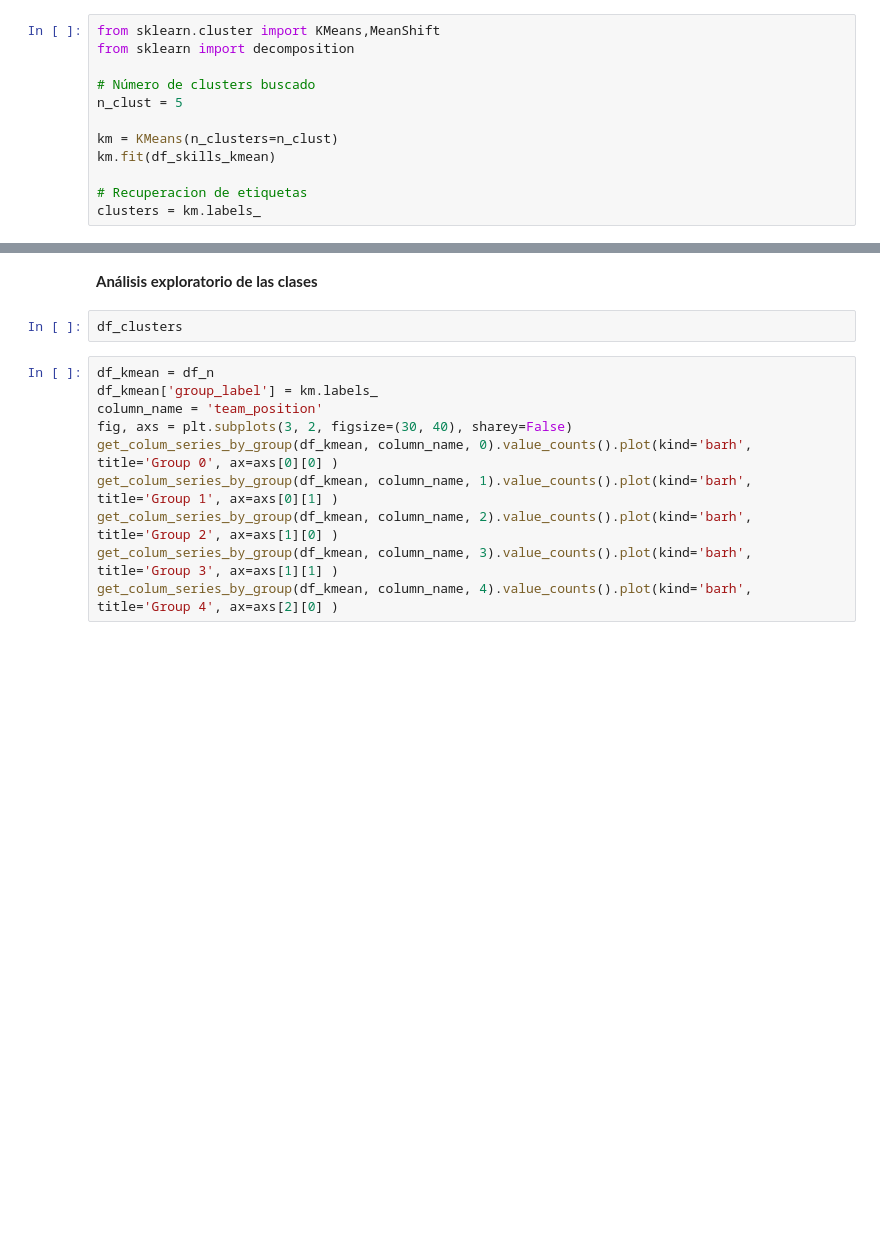
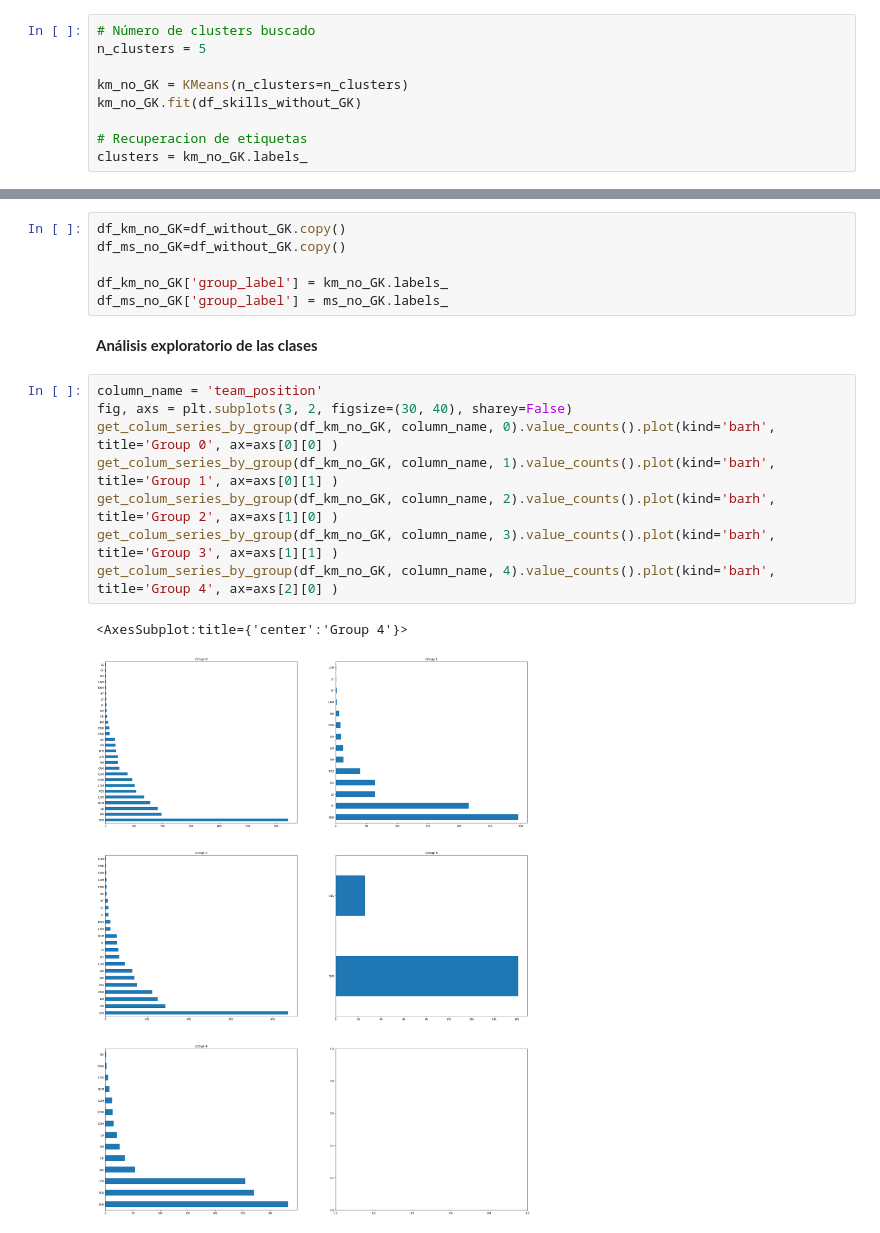
Before and after one commit to FrancoMSuarez/diplomatura-data_science-IA, a Jupyter notebook: Trabajo_Practico_5_Apr_No_Superv/ntb_clustering_2_fifa2020-Ivan.ipynb, the cells around one changed output, grey strips where cells are left out. Saved outputs shown, nothing was run; the diff lists cells and outputs as text; blank space fills up the shorter version.

```diff
--- a/Trabajo_Practico_5_Apr_No_Superv/ntb_clustering_2_fifa2020-Ivan.ipynb
+++ b/Trabajo_Practico_5_Apr_No_Superv/ntb_clustering_2_fifa2020-Ivan.ipynb
@@ -566,14 +572,11 @@ dtype: int64
 # %%
-from sklearn.cluster import KMeans,MeanShift
-from sklearn import decomposition
+# Número de clusters buscado
+n_clusters = 5
 
-# Número de clusters buscado
-n_clust = 5
-
-km = KMeans(n_clusters=n_clust)
-km.fit(df_skills_kmean)
+km_no_GK = KMeans(n_clusters=n_clusters)
+km_no_GK.fit(df_skills_without_GK)
 
 # Recuperacion de etiquetas
-clusters = km.labels_
+clusters = km_no_GK.labels_
 # %%
 data=[]
@@ -672,15 +698,20 @@ df_clusters['MeanShift'] = ms.labels_ #clusters2
+# %%
+df_km_no_GK=df_without_GK.copy()
+df_ms_no_GK=df_without_GK.copy()
+
+df_km_no_GK['group_label'] = km_no_GK.labels_
+df_ms_no_GK['group_label'] = ms_no_GK.labels_
 # %% [markdown]
 **Análisis exploratorio de las clases**
-# %%
-df_clusters
 # %%
-df_kmean = df_n
-df_kmean['group_label'] = km.labels_
 column_name = 'team_position'
 fig, axs = plt.subplots(3, 2, figsize=(30, 40), sharey=False)
-get_colum_series_by_group(df_kmean, column_name, 0).value_counts().plot(kind='barh', title='Group 0', ax=axs[0][0] )
-get_colum_series_by_group(df_kmean, column_name, 1).value_counts().plot(kind='barh', title='Group 1', ax=axs[0][1] )
-get_colum_series_by_group(df_kmean, column_name, 2).value_counts().plot(kind='barh', title='Group 2', ax=axs[1][0] )
-get_colum_series_by_group(df_kmean, column_name, 3).value_counts().plot(kind='barh', title='Group 3', ax=axs[1][1] )
-get_colum_series_by_group(df_kmean, column_name, 4).value_counts().plot(kind='barh', title='Group 4', ax=axs[2][0] )
+get_colum_series_by_group(df_km_no_GK, column_name, 0).value_counts().plot(kind='barh', title='Group 0', ax=axs[0][0] )
+get_colum_series_by_group(df_km_no_GK, column_name, 1).value_counts().plot(kind='barh', title='Group 1', ax=axs[0][1] )
+get_colum_series_by_group(df_km_no_GK, column_name, 2).value_counts().plot(kind='barh', title='Group 2', ax=axs[1][0] )
+get_colum_series_by_group(df_km_no_GK, column_name, 3).value_counts().plot(kind='barh', title='Group 3', ax=axs[1][1] )
+get_colum_series_by_group(df_km_no_GK, column_name, 4).value_counts().plot(kind='barh', title='Group 4', ax=axs[2][0] )
+# %% [output]
+<AxesSubplot:title={'center':'Group 4'}>
+[figure, added]
 # %%
```
Also changed, not shown: parts of 14 cells of this notebook.
